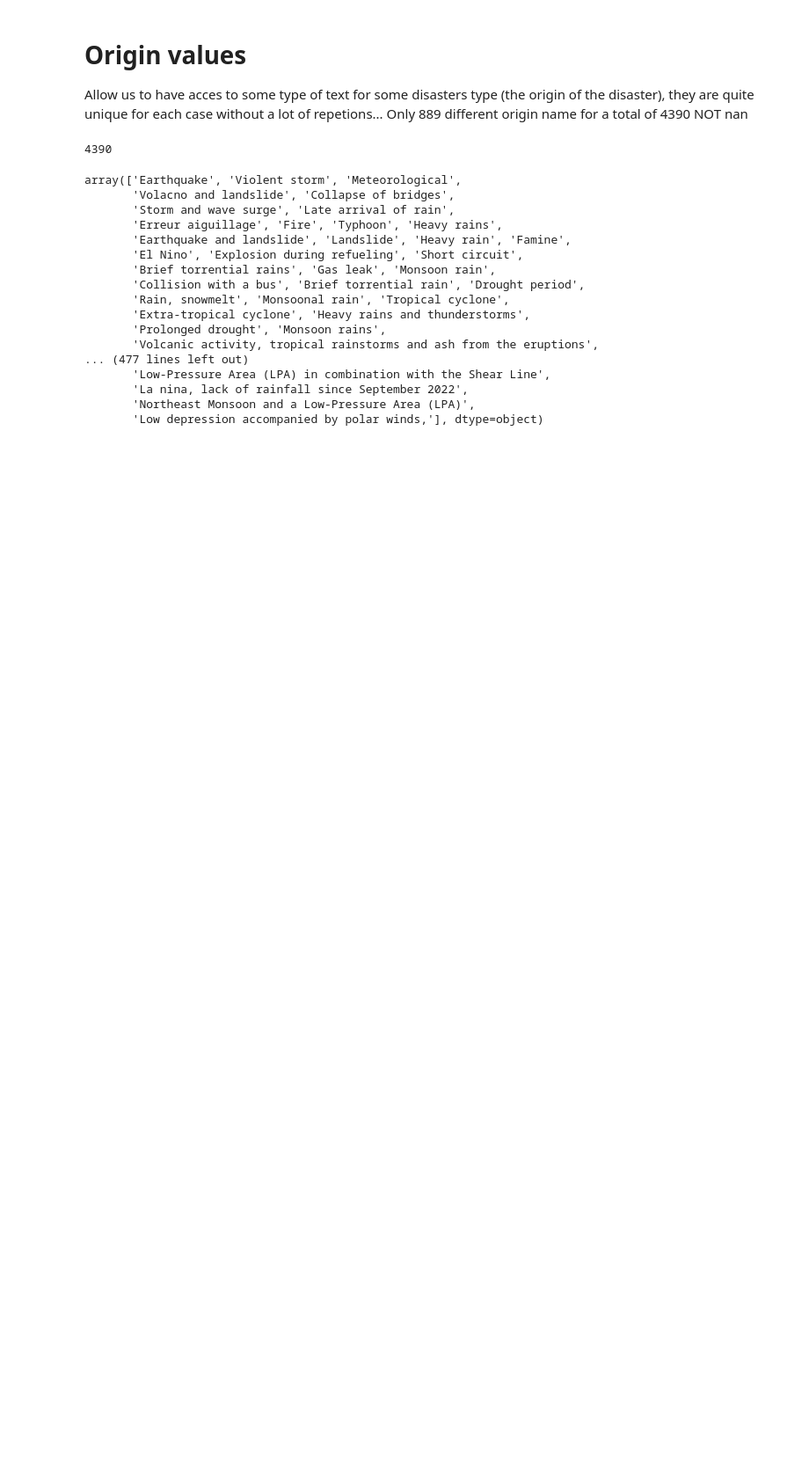
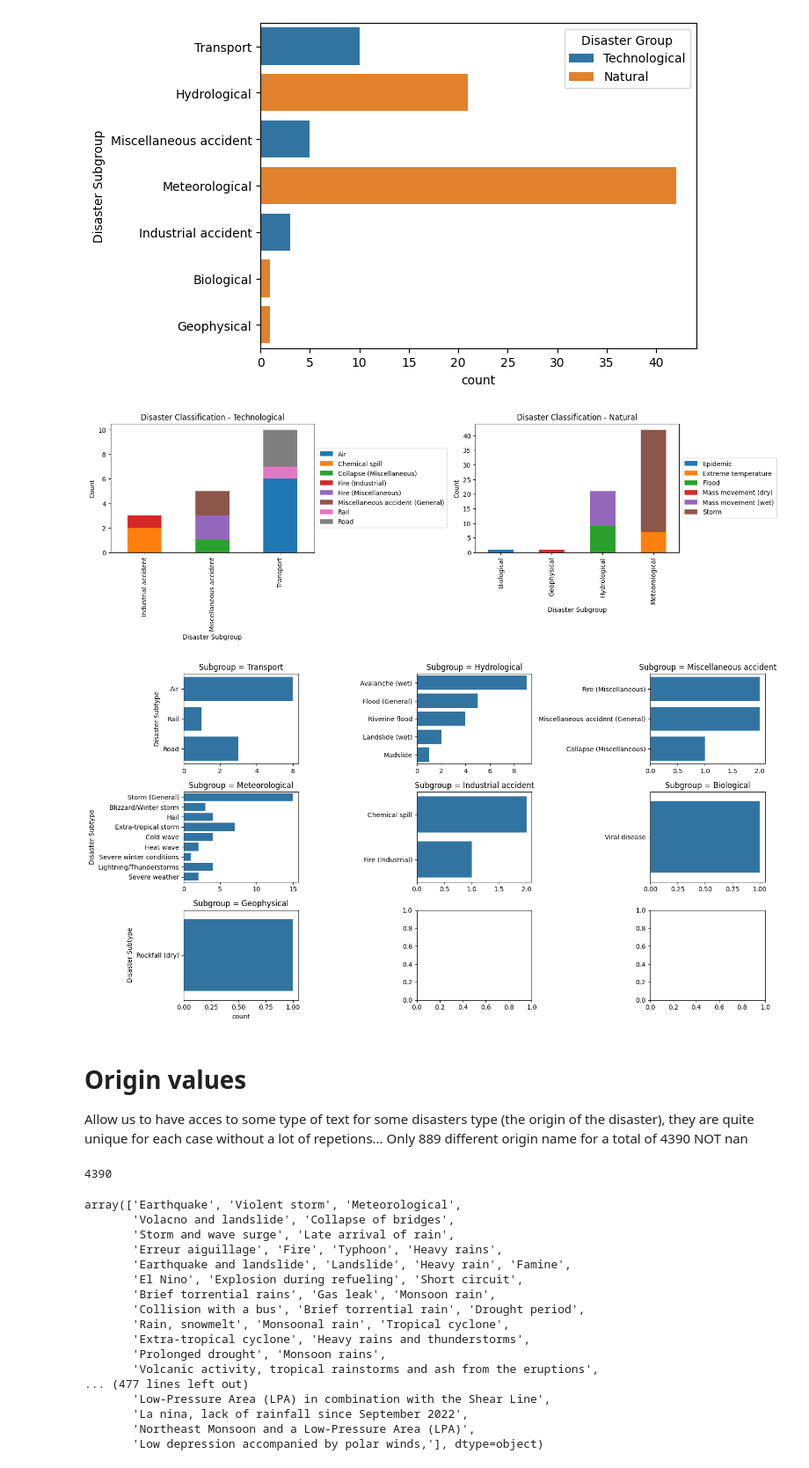
Before and after one commit to com-480-data-visualization/project-2024-DisasterClass, a Jupyter notebook: DAVID_exploratory_data_analysis.ipynb, the cells around one changed output. Shown at 88% size. Cells and saved outputs as stored; diff of their text form; code cells hidden in the pictures; blank space fills up the shorter version.

```diff
--- a/DAVID_exploratory_data_analysis.ipynb
+++ b/DAVID_exploratory_data_analysis.ipynb
@@ -25,4 +25,55 @@ Index(['DisNo.', 'Historic', 'Classification Key', 'Disaster Group',
       dtype='object')
+# %%
+v = emdat_data[emdat_data["Country"] == "Switzerland"]
+
+sns.countplot(v, y="Disaster Subgroup", hue="Disaster Group")
+
+import matplotlib.pyplot as plt
+
+# Get unique 'Disaster Group' values
+disaster_groups = v['Disaster Group'].unique()
+
+# Determine the layout of the subplots
+n = len(disaster_groups)
+ncols = 2
+nrows = n // ncols + (n % ncols > 0)
+
+# Create a subplot for each 'Disaster Group'
+fig, axes = plt.subplots(nrows, ncols, figsize=(15, nrows*5), constrained_layout=True)
+
+for ax, group in zip(axes.flatten(), disaster_groups):
+    grouped = v[v['Disaster Group'] == group].groupby(['Disaster Subgroup', 'Disaster Type']).size().unstack()
+    grouped.plot(kind='bar', stacked=True, ax=ax)
+    ax.set_ylabel('Count')
+    ax.set_title(f'Disaster Classification - {group}')
+    ax.legend(loc='center left', bbox_to_anchor=(1, 0.5))
+
+# Remove empty subplots
+if len(disaster_groups) < nrows*ncols:
+    for idx in range(len(disaster_groups), nrows*ncols):
+        fig.delaxes(axes.flatten()[idx])
+
+plt.show()
+
+fig, axes = plt.subplots(nrows=3, ncols=3, figsize=(15, 8))
+for i, (ax, disaster_subgroup) in enumerate(zip(axes.flatten(), v["Disaster Subgroup"].dropna().unique())):
+    sns.countplot(
+        v[v["Disaster Subgroup"]==disaster_subgroup],
+        y="Disaster Subtype",
+        legend=False,
+        ax=ax,
+    )
+    if i % 3 != 0:
+        ax.set_ylabel("")
+    if i < 6:
+        ax.set_xlabel("")
+    ax.set_title(f"Subgroup = {disaster_subgroup}")
+plt.tight_layout()
+plt.show()
+# %% [output]
+[figure, added]
+[figure, added]
+[figure, added]
 # %% [markdown]
 # Origin values
 Allow us to have acces to some type of text for some disasters type (the origin of the disaster), they are quite unique for each case without a lot of repetions...
```
Also changed, not shown: parts of 1 cell of this notebook.
